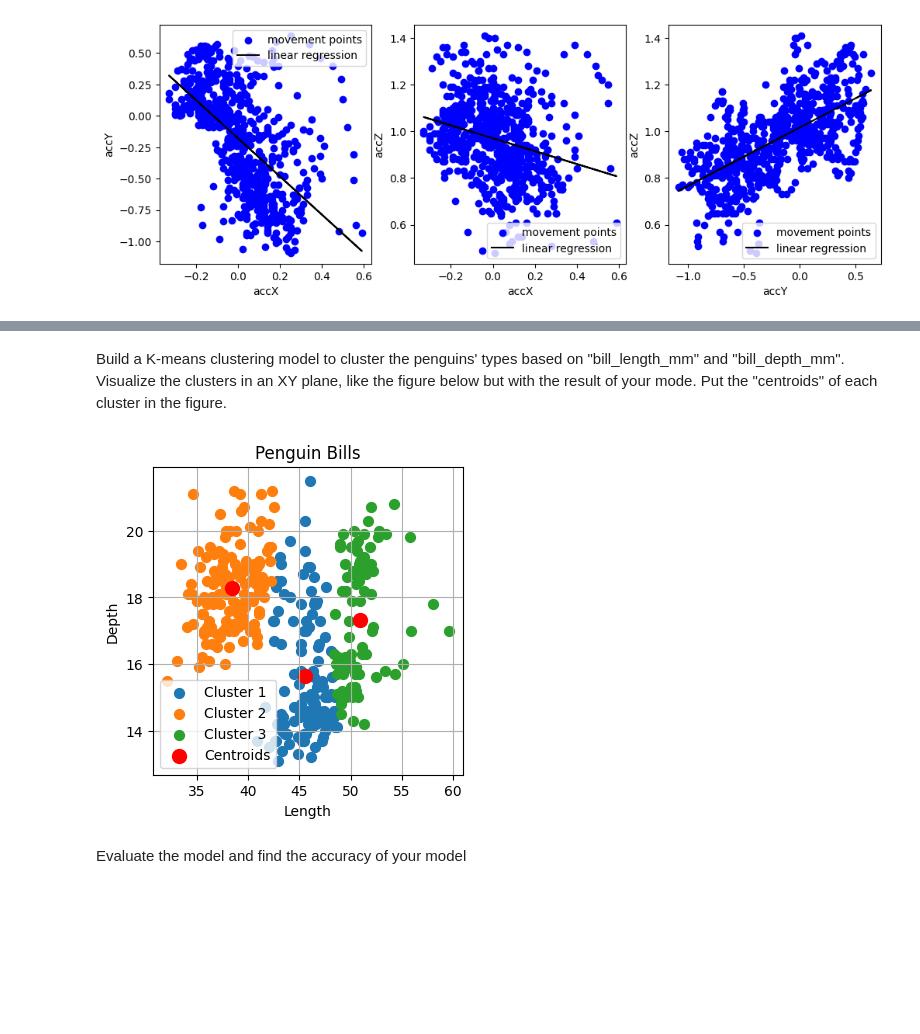
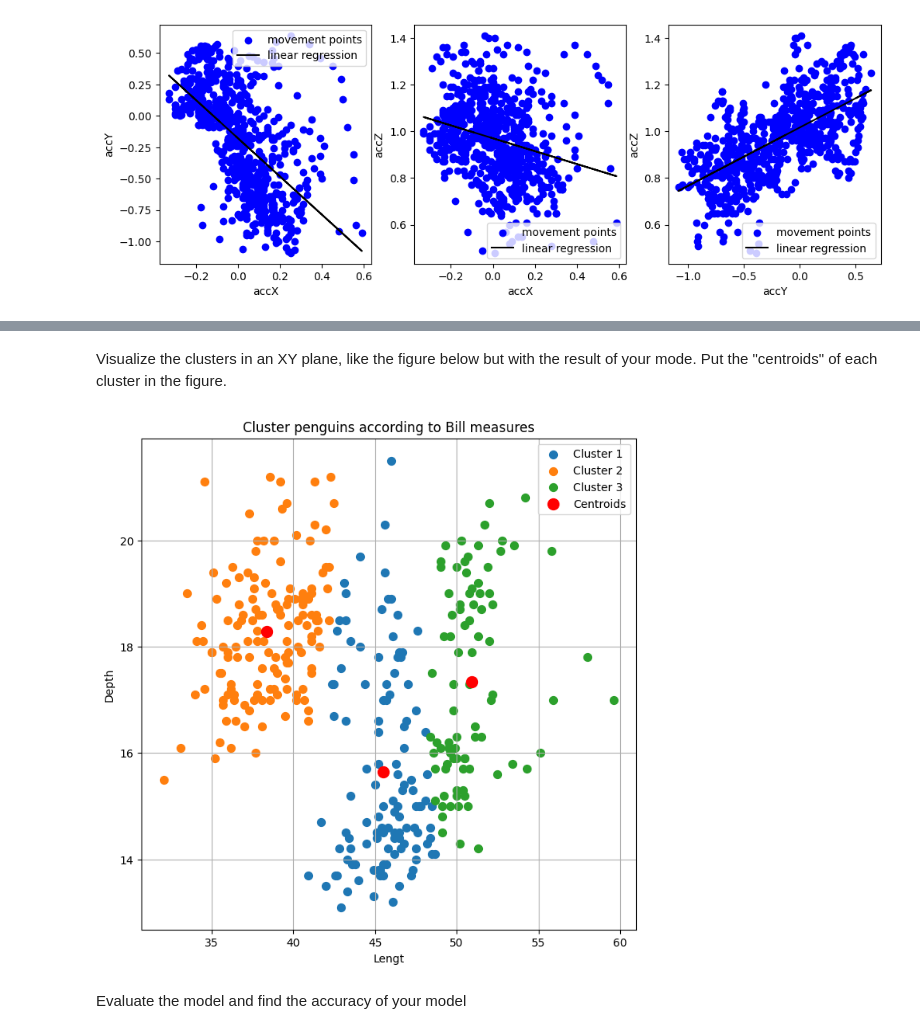
Before and after one commit to cybertilla/Lab3, a Jupyter notebook: Lab3.ipynb, the cells around one changed output, grey strips where cells are left out. Drawn from its saved outputs; the diff is of its cells as text; code cells hidden in the pictures; blank space fills up the shorter version.

```diff
--- a/Lab3.ipynb
+++ b/Lab3.ipynb
@@ -285,0 +305,8 @@ Date: 15 Feb 2024
+# %%
+import pandas as pd
+from sklearn.cluster import KMeans
+import matplotlib.pyplot as plt
+from sklearn.metrics import accuracy_score
+
+penguins_df = pd.read_csv('penguins.csv')
+penguins_df
@@ -286,47 +327,37 @@ Date: 15 Feb 2024
+# %%
+#We only need 3 columns of the dataset: "species", "bill_length_mm", and "bill_depth_mm"
+df = penguins_df[["species", "bill_length_mm", "bill_depth_mm"]].dropna()
+filtered = df[["bill_length_mm", "bill_depth_mm"]]
+#change n clusters if needed
+clusters = 3
 # %% [markdown]
-Build a K-means clustering model to cluster the penguins' types based on "bill_length_mm" and "bill_depth_mm". Visualize the clusters in an XY plane, like the figure below but with the result of your mode. Put the "centroids" of each cluster in the figure.
+Visualize the clusters in an XY plane, like the figure below but with the result of your mode. Put the "centroids" of each cluster in the figure.
 # %%
-import pandas as pd
-from sklearn.cluster import KMeans
-import matplotlib.pyplot as plt
-from sklearn.metrics import accuracy_score
+#note: followed https://www.datacamp.com/tutorial/k-means-clustering-python
+kmeans = KMeans(clusters)
+kmeans.fit(filtered)
+df['cluster'] = kmeans.labels_
+plt.figure(figsize=(8, 8))
+colors = ['red', 'green', 'blue']
 
-# Load the dataset
-file_path = 'penguins.csv'
-penguins = pd.read_csv(file_path)
-
-#We only need 3 columns of the dataset: "species", "bill_length_mm", and "bill_depth_mm"
-penguins = penguins[["species", "bill_length_mm", "bill_depth_mm"]].dropna()
-
-# Preparing the data for clustering
-filtered = penguins[["bill_length_mm", "bill_depth_mm"]]
-
-# K-means clustering with 3 clusters
-kmeans = KMeans(n_clusters=3)
-kmeans.fit(filtered)
-penguins['cluster'] = kmeans.labels_
-
-# Plotting the clusters
-plt.figure(figsize=(4, 4))
-colors = ['red', 'green', 'blue']
-for i in range(3):
-    cluster_data = penguins[penguins['cluster'] == i]
+for i in range(clusters):
+    cluster_data = df[df['cluster'] == i]
     plt.scatter(cluster_data['bill_length_mm'], cluster_data['bill_depth_mm'], s=50, label=f'Cluster {i+1}')
 
-# Extracting and plotting centroids
 centroids = kmeans.cluster_centers_
 plt.scatter(centroids[:, 0], centroids[:, 1], s=100, c='red', label='Centroids')
-plt.title('Penguin Bills')
-plt.xlabel('Length')
+plt.title('Cluster penguins according to Bill measures')
+plt.xlabel('Lengt')
 plt.ylabel('Depth')
 plt.grid(True)
 plt.legend()
 plt.show()
 
-map = penguins.groupby('cluster')['species'].apply(lambda x: x.mode()[0]).to_dict()
-penguins['predicted_species'] = penguins['cluster'].map(map)
+#note: info at https://scikit-learn.org/stable/modules/clustering.html
+map = df.groupby('cluster')['species'].apply(lambda x: x.mode()[0]).to_dict()
+df['predicted_species'] = df['cluster'].map(map)
 # %% [output]
-[figure, old version]
+[figure, new version]
 # %% [markdown]
 Evaluate the model and find the accuracy of your model
 # %%
```
Also changed, not shown: parts of 24 cells of this notebook.
